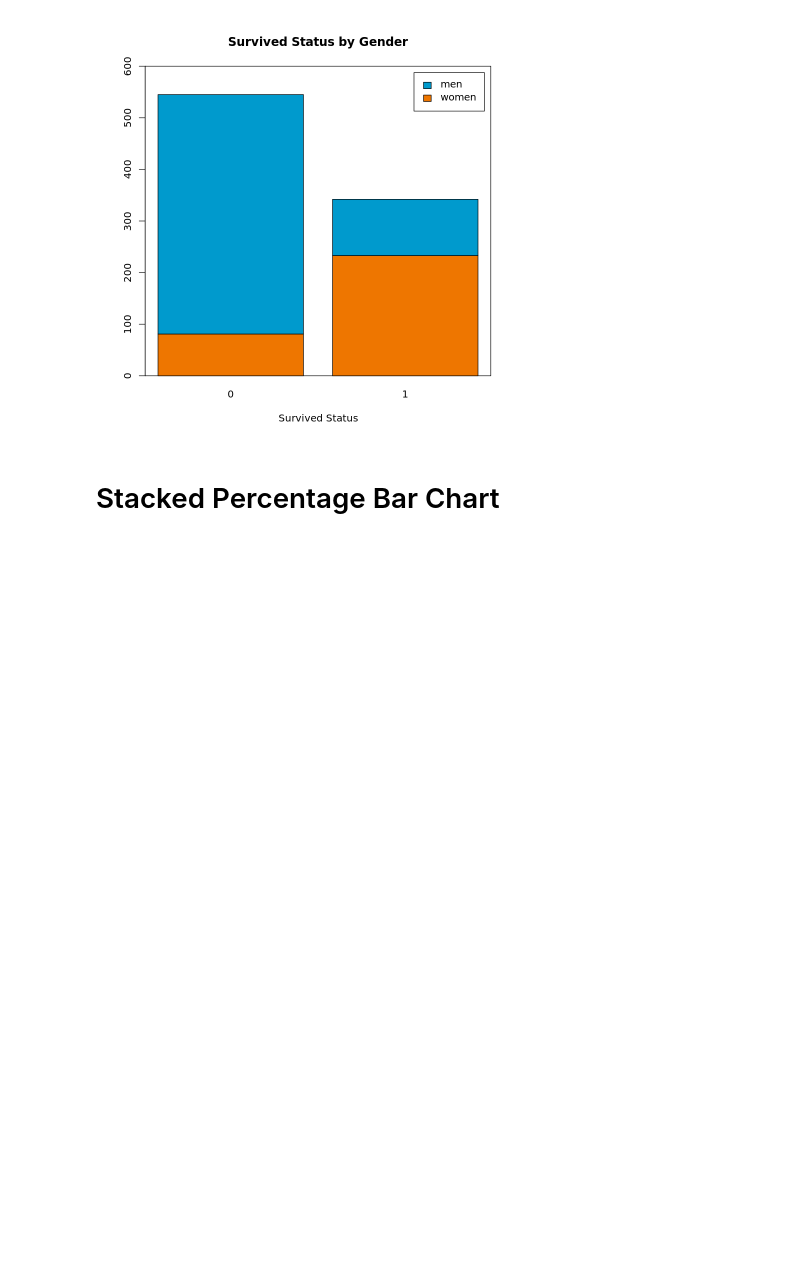
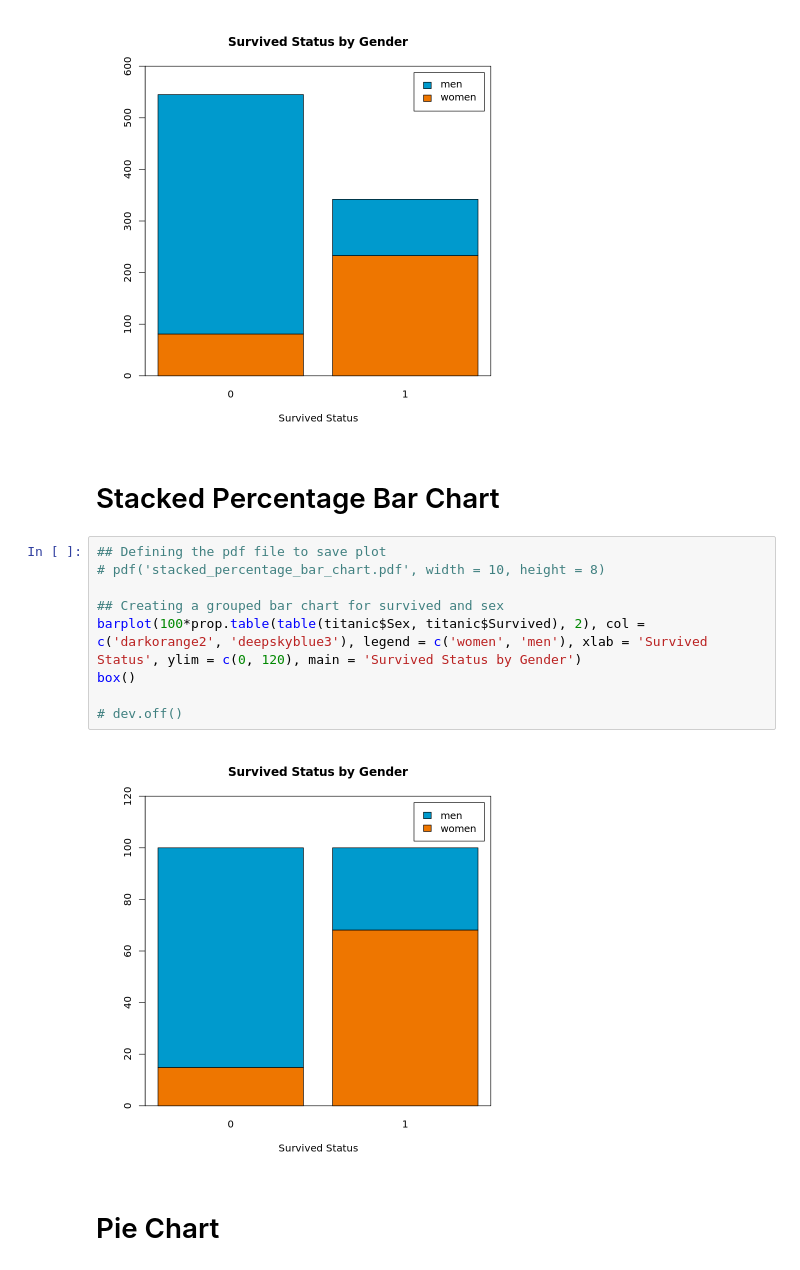
Before and after one commit to oscarm524/R_Programming, a Jupyter notebook: Data_Visualization/Data_Visualization.ipynb, the cells around one changed output. Cells and saved outputs as stored; diff of their text form; blank space fills up the shorter version.

Commit message:
Adding pie chart

```diff
--- a/Data_Visualization/Data_Visualization.ipynb
+++ b/Data_Visualization/Data_Visualization.ipynb
@@ -117,3 +117,16 @@ box()
 [figure]
 # %% [markdown]
 # Stacked Percentage Bar Chart
+# %%
+## Defining the pdf file to save plot
+# pdf('stacked_percentage_bar_chart.pdf', width = 10, height = 8)
+
+## Creating a grouped bar chart for survived and sex
+barplot(100*prop.table(table(titanic$Sex, titanic$Survived), 2), col = c('darkorange2', 'deepskyblue3'), legend = c('women', 'men'), xlab = 'Survived Status', ylim = c(0, 120), main = 'Survived Status by Gender')
+box()
+
+# dev.off()
+# %% [output]
+[figure, added]
+# %% [markdown]
+# Pie Chart
```
